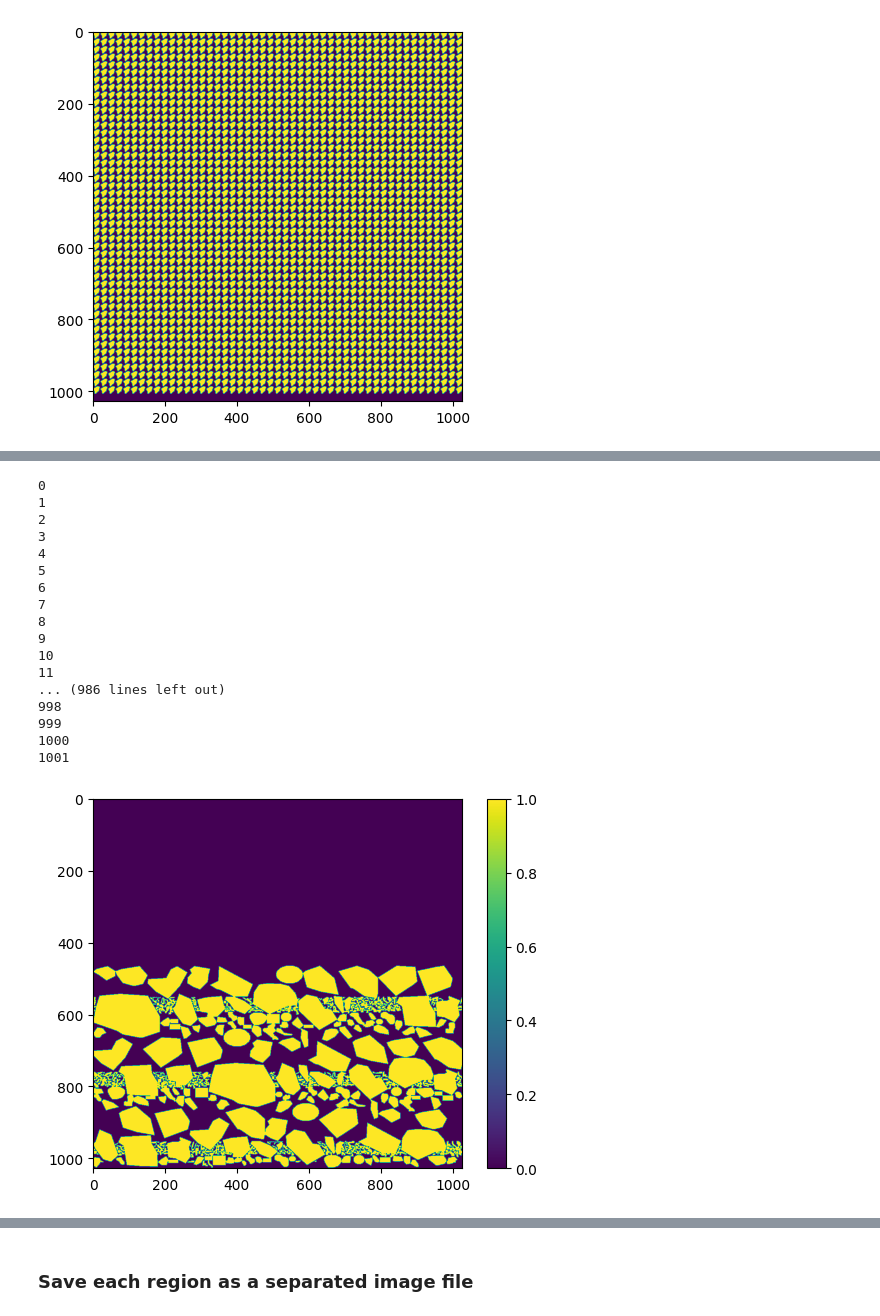
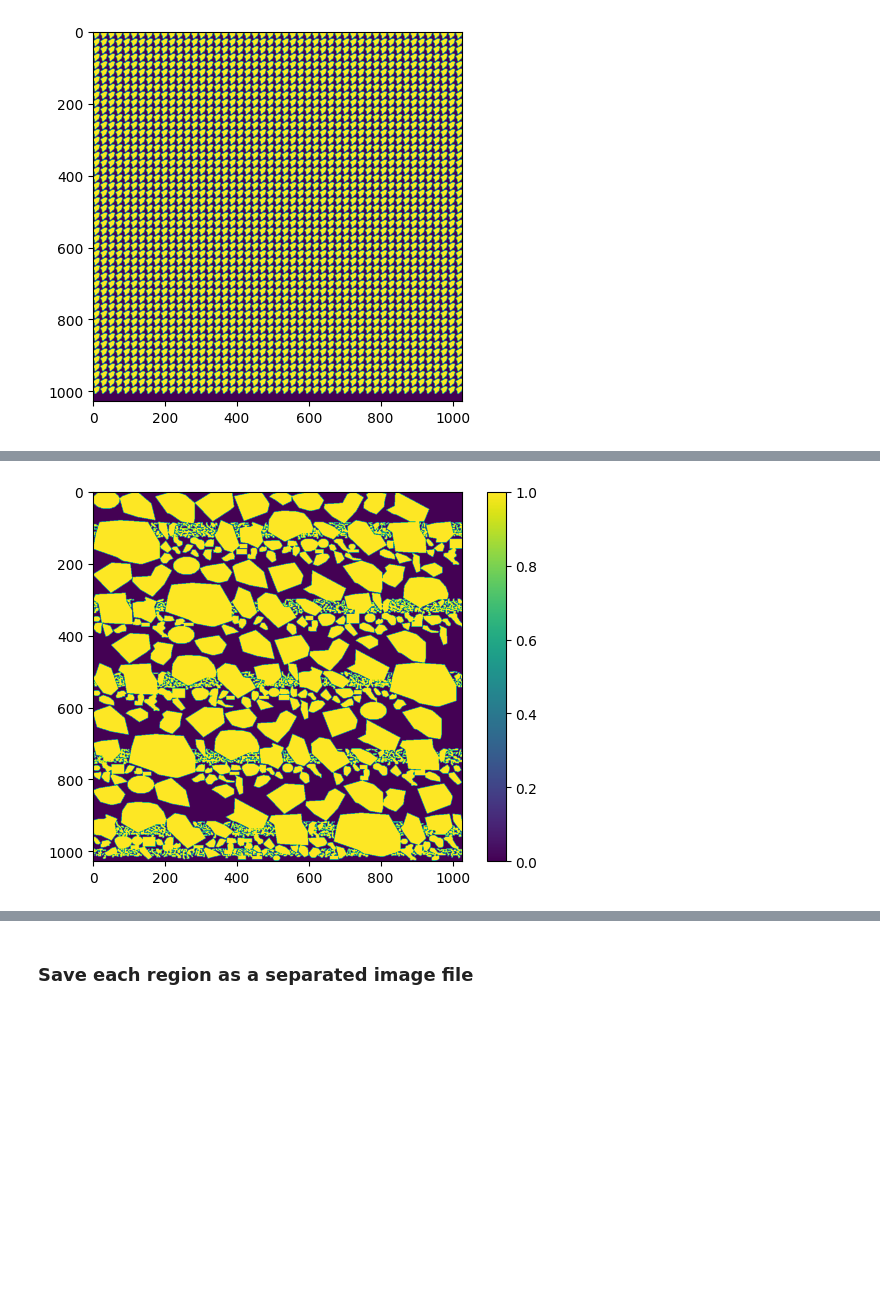
Before and after one commit to 8toz/3d_breast_reconstruction, a Jupyter notebook: train_classifier.ipynb, the cells around one changed output, grey strips where cells are left out. Drawn from its saved outputs; the diff is of its cells as text; code cells hidden in the pictures; blank space fills up the shorter version.

```diff
--- a/train_classifier.ipynb
+++ b/train_classifier.ipynb
@@ -341,59 +306,40 @@ for f in tqdm_notebook(os.listdir("./data/processed_labels_32")):
 # Initialize the global image matrix
 global_image = np.zeros((1028, 1028))
 check = 0
+x_mark, y_mark = 0, 0
 
 # Iterate over each mask
 for i, labels_matrix in enumerate(mask_list):
-    print(i)
-
+    #print(i)
     #x_mark, y_mark = 0, 0
     if check == 1:
         break
 
     # Iterate over rows of the global image
     while x_mark + labels_matrix.shape[0] < global_image.shape[0]:
         # Check if the mask fits horizontally without going out of bounds
         if y_mark + labels_matrix.shape[1] > global_image.shape[1]:
             # Move to the next row
             x_mark += 1
             y_mark = 0
             if x_mark == 1028 and y_mark == 1028:
                 check = 1
                 break
             continue
 
         # Check if the current position in the global image is empty
         if np.all(global_image[x_mark:x_mark+labels_matrix.shape[0], y_mark:y_mark+labels_matrix.shape[1]] == 0):
             # Place the mask into the global image
             global_image[x_mark:x_mark+labels_matrix.shape[0], y_mark:y_mark+labels_matrix.shape[1]] += labels_matrix
             break
 
         # Move to the next column
         y_mark += 1
 
-    if i > 1000:
-        break
 
 # Display the global image
 plt.imshow(global_image, cmap='viridis')
 plt.colorbar()
 plt.show()
 # %% [output]
-0
-1
-2
-3
-4
-5
-6
-7
-8
-9
-10
-11
-... (986 lines left out)
-998
-999
-1000
-1001
-[figure, old version]
+[figure, new version]
```
Also changed, not shown: parts of 12 cells of this notebook.
